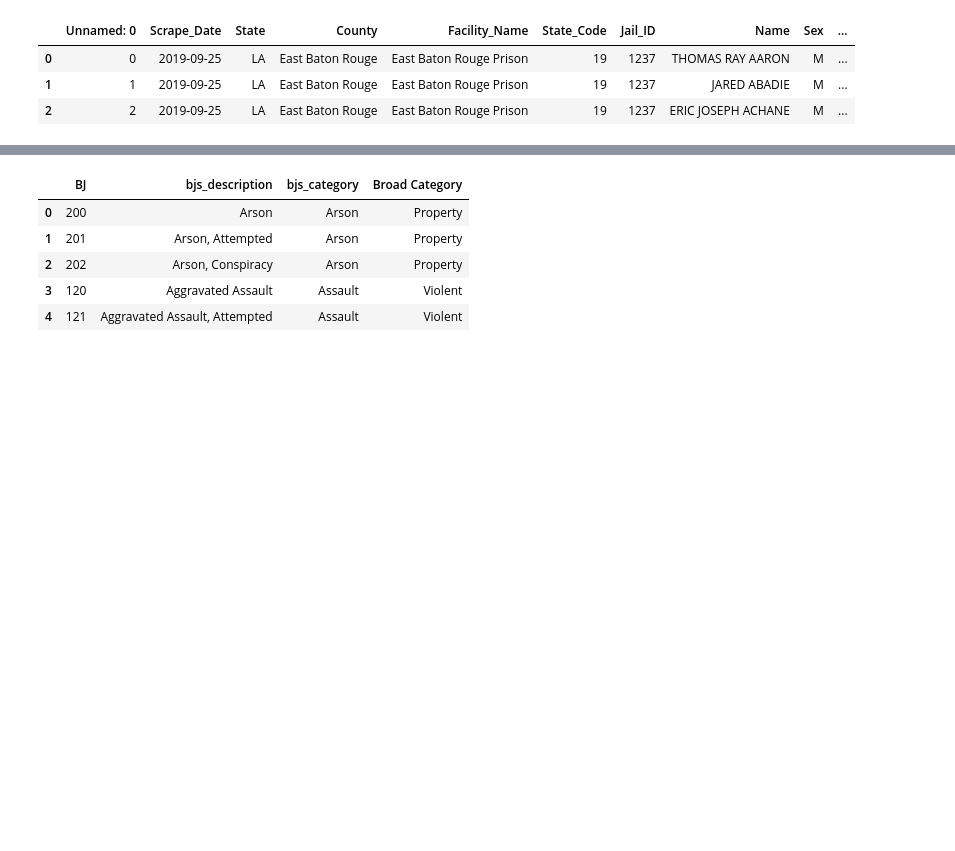
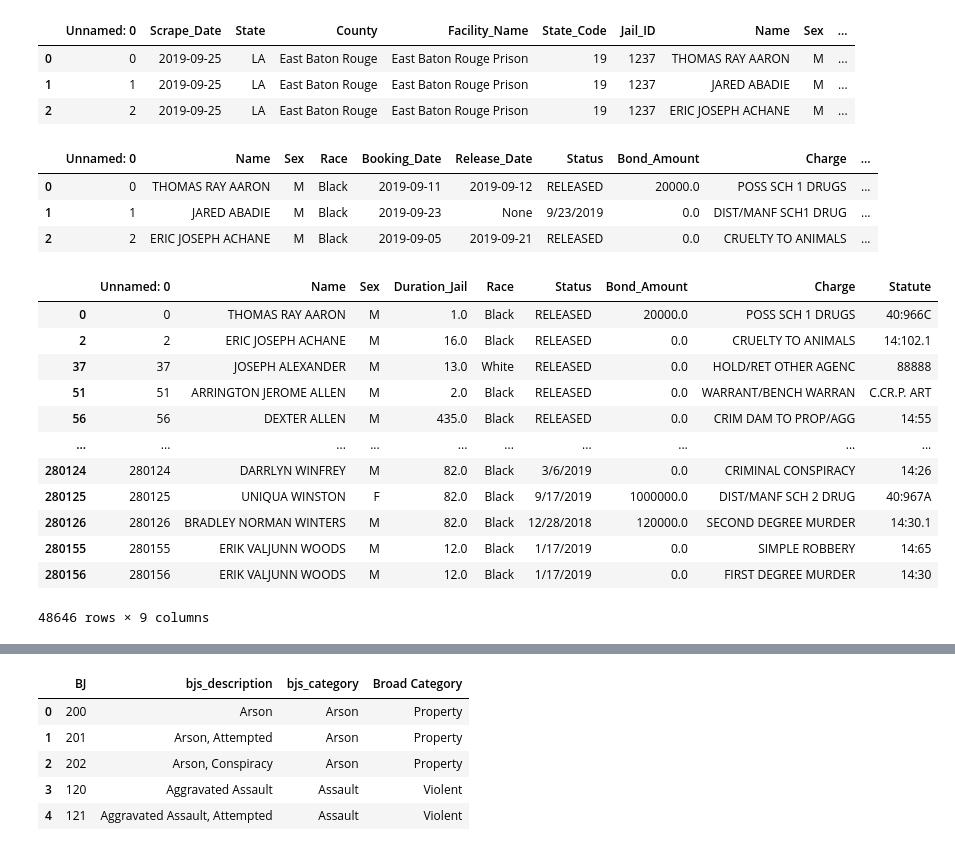
Before and after one commit to andyj1/bailproject, a Jupyter notebook: ontology_.ipynb, the cells around one changed output, grey strips where cells are left out. Drawn from its saved outputs; the diff is of its cells as text; code cells hidden in the pictures; blank space fills up the shorter version.

Commit message:
working copy update to share

```diff
--- a/ontology_.ipynb
+++ b/ontology_.ipynb
@@ -16,3 +15,79 @@ dfLouisiana.head(3)
 | 0 | 0 | 2019-09-25 | LA | East Baton Rouge | East Baton Rouge Prison | 19 | 1237 | THOMAS RAY AARON | M | ... |
 | 1 | 1 | 2019-09-25 | LA | East Baton Rouge | East Baton Rouge Prison | 19 | 1237 | JARED ABADIE | M | ... |
 | 2 | 2 | 2019-09-25 | LA | East Baton Rouge | East Baton Rouge Prison | 19 | 1237 | ERIC JOSEPH ACHANE | M | ... |
+# %%
+# remove columns -- Scrape_date, State, County, Facility Name, State Code, Jail ID (all same)
+# remove column -- Bond_Date (nothing/a date/None) telling no significant distinguishment
+# remove column -- Court (has 3 different cities labelled all differently by human error)
+# remove column -- File_number (very sparse; not very useful)
+tempLA = dfLouisiana.copy()
+tempLA.drop(['Scrape_Date','State','County','Facility_Name','State_Code','Jail_ID'], axis=1, inplace=True)
+tempLA.drop(['Bond_Date','Court', 'File_Number'], axis=1, inplace=True)
+tempLA.sort_values(by=['Name','Booking_Date'], ascending=True, na_position='first')
+tempLA.head(3)
+# %% [output]
+|  | Unnamed: 0 | Name | Sex | Race | Booking_Date | Release_Date | Status | Bond_Amount | Charge | ... |
+| 0 | 0 | THOMAS RAY AARON | M | Black | 2019-09-11 | 2019-09-12 | RELEASED | 20000.0 | POSS SCH 1 DRUGS | ... |
+| 1 | 1 | JARED ABADIE | M | Black | 2019-09-23 | None | 9/23/2019 | 0.0 | DIST/MANF SCH1 DRUG | ... |
+| 2 | 2 | ERIC JOSEPH ACHANE | M | Black | 2019-09-05 | 2019-09-21 | RELEASED | 0.0 | CRUELTY TO ANIMALS | ... |
+# %%
+# observe among how many of the released inmates, how long they stayed in the jail for, for each bail bond amounts
+# clean duration of stay in jail (Release data - booking date)
+# remove booking and release, and then append duration
+from datetime import *
+
+duration_jail = []
+for book, release, status in zip(list(tempLA['Booking_Date']), list(tempLA['Release_Date']), list(tempLA['Status'])):
+    book_tokens = book.split('-')
+    if book_tokens[0] == 'None':
+        bookdate = -1;
+        continue
+    else:
+        book_yy = int(book_tokens[0])
+        book_mm = int(book_tokens[1])
+        book_dd = int(book_tokens[2])
+        bookdate = date(book_yy, book_mm, book_dd)
+
+    release_tokens = release.split('-')
+    if release_tokens[0] == 'None':
+        duration = -1
+    else:
+        release_yy = int(release_tokens[0])
+        release_mm = int(release_tokens[1])
+        release_dd = int(release_tokens[2])
+        releasedate = date(release_yy, release_mm, release_dd)
+        if bookdate is not -1:
+            duration = releasedate - bookdate
+        else:
+            duration = -1
+    # append value only if status is released, else -1
+    if (status == 'RELEASED' and duration is not -1):
+        duration_jail.append(int(duration.days))
+    else:
+        duration_jail.append(int(-1))
+
+duration_jail = pd.Series(duration_jail)
+tempLA2 = tempLA.copy()
+tempLA2.drop(['Booking_Date','Release_Date'], axis=1, inplace=True)
+tempLA2.insert(3, 'Duration_Jail', duration_jail)
+tempLA2 = tempLA2.dropna()
+tempLA2.head(-5)
+
+# get indexes for which column 'Duration_Jail' has invalid values, and drop them
+indexValidDuration = tempLA2[ tempLA2['Duration_Jail'] == -1 ].index
+tempLA2.drop(indexValidDuration , inplace=True)
+tempLA2.head(-5)
+# %% [output]
+|  | Unnamed: 0 | Name | Sex | Duration_Jail | Race | Status | Bond_Amount | Charge | Statute |
+| 0 | 0 | THOMAS RAY AARON | M | 1.0 | Black | RELEASED | 20000.0 | POSS SCH 1 DRUGS | 40:966C |
+| 2 | 2 | ERIC JOSEPH ACHANE | M | 16.0 | Black | RELEASED | 0.0 | CRUELTY TO ANIMALS | 14:102.1 |
+| 37 | 37 | JOSEPH ALEXANDER | M | 13.0 | White | RELEASED | 0.0 | HOLD/RET OTHER AGENC | 88888 |
+| 51 | 51 | ARRINGTON JEROME ALLEN | M | 2.0 | Black | RELEASED | 0.0 | WARRANT/BENCH WARRAN | C.CR.P. ART |
+| 56 | 56 | DEXTER ALLEN | M | 435.0 | Black | RELEASED | 0.0 | CRIM DAM TO PROP/AGG | 14:55 |
+| ... | ... | ... | ... | ... | ... | ... | ... | ... | ... |
+| 280124 | 280124 | DARRLYN WINFREY | M | 82.0 | Black | 3/6/2019 | 0.0 | CRIMINAL CONSPIRACY | 14:26 |
+| 280125 | 280125 | UNIQUA WINSTON | F | 82.0 | Black | 9/17/2019 | 1000000.0 | DIST/MANF SCH 2 DRUG | 40:967A |
+| 280126 | 280126 | BRADLEY NORMAN WINTERS | M | 82.0 | Black | 12/28/2018 | 120000.0 | SECOND DEGREE MURDER | 14:30.1 |
+| 280155 | 280155 | ERIK VALJUNN WOODS | M | 12.0 | Black | 1/17/2019 | 0.0 | SIMPLE ROBBERY | 14:65 |
+| 280156 | 280156 | ERIK VALJUNN WOODS | M | 12.0 | Black | 1/17/2019 | 0.0 | FIRST DEGREE MURDER | 14:30 |
+48646 rows × 9 columns
```
Also changed, not shown: parts of 3 cells of this notebook.
